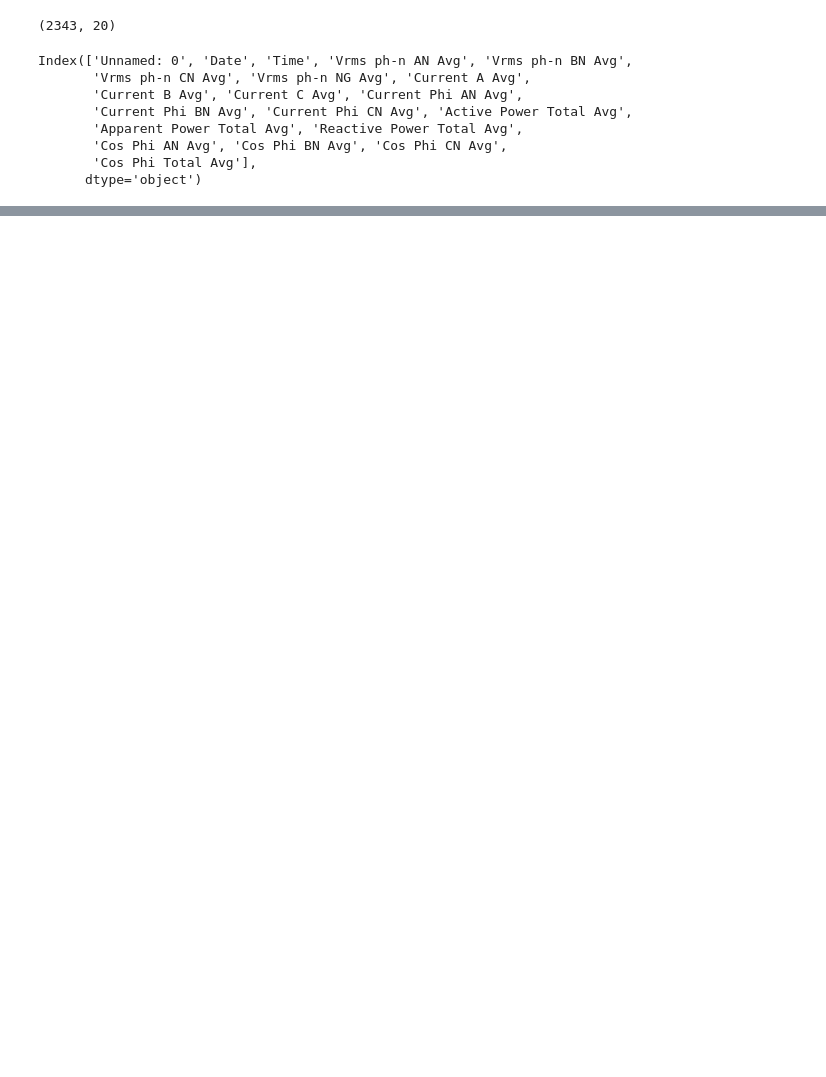
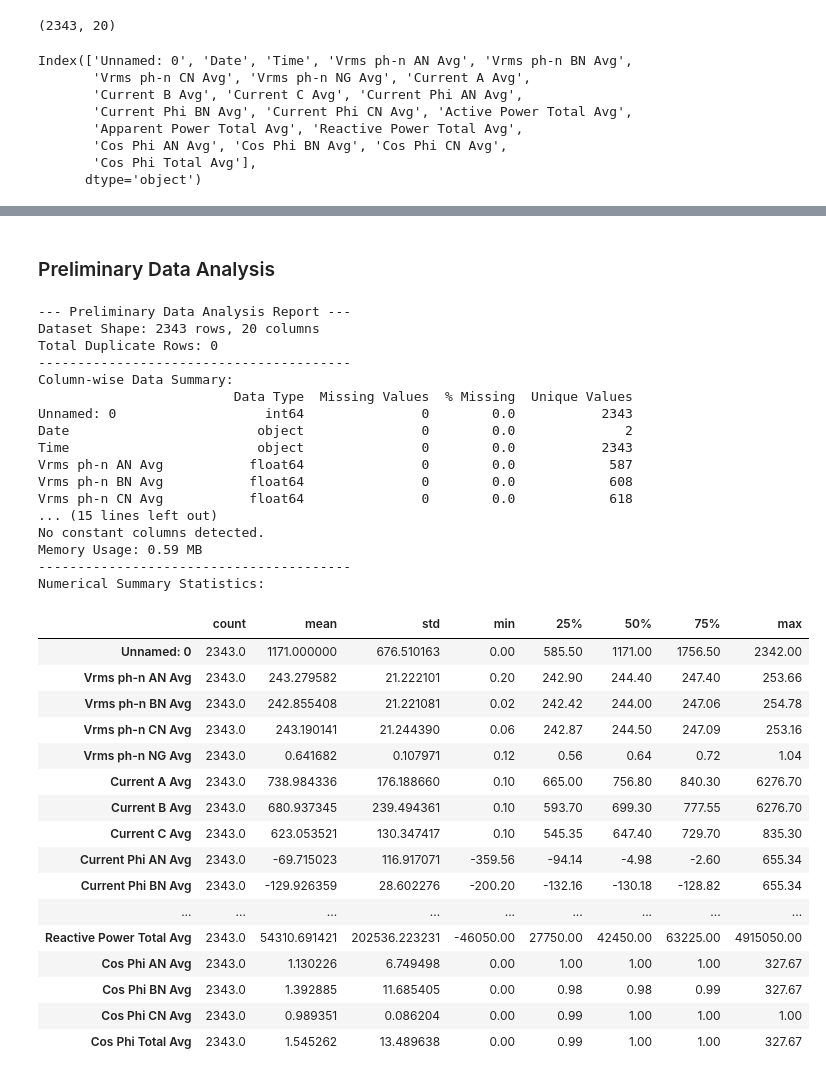
Before and after one commit to RoyalDhee/ML_Projects, a Jupyter notebook: power_quality_meter.ipynb, the cells around one changed output, grey strips where cells are left out. Saved outputs shown, nothing was run; the diff lists cells and outputs as text; code cells hidden in the pictures; blank space fills up the shorter version.

```diff
--- a/power_quality_meter.ipynb
+++ b/power_quality_meter.ipynb
@@ -56,0 +72,2 @@ Index(['Unnamed: 0', 'Date', 'Time', 'Vrms ph-n AN Avg', 'Vrms ph-n BN Avg',
+# %% [markdown]
+### Preliminary Data Analysis
@@ -56,0 +119,37 @@ Index(['Unnamed: 0', 'Date', 'Time', 'Vrms ph-n AN Avg', 'Vrms ph-n BN Avg',
+# %%
+preliminary_eda(df)
+# %% [output]
+--- Preliminary Data Analysis Report ---
+Dataset Shape: 2343 rows, 20 columns
+Total Duplicate Rows: 0
+----------------------------------------
+Column-wise Data Summary:
+                         Data Type  Missing Values  % Missing  Unique Values
+Unnamed: 0                   int64               0        0.0           2343
+Date                        object               0        0.0              2
+Time                        object               0        0.0           2343
+Vrms ph-n AN Avg           float64               0        0.0            587
+Vrms ph-n BN Avg           float64               0        0.0            608
+Vrms ph-n CN Avg           float64               0        0.0            618
+... (15 lines left out)
+No constant columns detected.
+Memory Usage: 0.59 MB
+----------------------------------------
+Numerical Summary Statistics:
+|  | count | mean | std | min | 25% | 50% | 75% | max |
+| Unnamed: 0 | 2343.0 | 1171.000000 | 676.510163 | 0.00 | 585.50 | 1171.00 | 1756.50 | 2342.00 |
+| Vrms ph-n AN Avg | 2343.0 | 243.279582 | 21.222101 | 0.20 | 242.90 | 244.40 | 247.40 | 253.66 |
+| Vrms ph-n BN Avg | 2343.0 | 242.855408 | 21.221081 | 0.02 | 242.42 | 244.00 | 247.06 | 254.78 |
+| Vrms ph-n CN Avg | 2343.0 | 243.190141 | 21.244390 | 0.06 | 242.87 | 244.50 | 247.09 | 253.16 |
+| Vrms ph-n NG Avg | 2343.0 | 0.641682 | 0.107971 | 0.12 | 0.56 | 0.64 | 0.72 | 1.04 |
+| Current A Avg | 2343.0 | 738.984336 | 176.188660 | 0.10 | 665.00 | 756.80 | 840.30 | 6276.70 |
+| Current B Avg | 2343.0 | 680.937345 | 239.494361 | 0.10 | 593.70 | 699.30 | 777.55 | 6276.70 |
+| Current C Avg | 2343.0 | 623.053521 | 130.347417 | 0.10 | 545.35 | 647.40 | 729.70 | 835.30 |
+| Current Phi AN Avg | 2343.0 | -69.715023 | 116.917071 | -359.56 | -94.14 | -4.98 | -2.60 | 655.34 |
+| Current Phi BN Avg | 2343.0 | -129.926359 | 28.602276 | -200.20 | -132.16 | -130.18 | -128.82 | 655.34 |
+| ... | ... | ... | ... | ... | ... | ... | ... | ... |
+| Reactive Power Total Avg | 2343.0 | 54310.691421 | 202536.223231 | -46050.00 | 27750.00 | 42450.00 | 63225.00 | 4915050.00 |
+| Cos Phi AN Avg | 2343.0 | 1.130226 | 6.749498 | 0.00 | 1.00 | 1.00 | 1.00 | 327.67 |
+| Cos Phi BN Avg | 2343.0 | 1.392885 | 11.685405 | 0.00 | 0.98 | 0.98 | 0.99 | 327.67 |
+| Cos Phi CN Avg | 2343.0 | 0.989351 | 0.086204 | 0.00 | 0.99 | 1.00 | 1.00 | 1.00 |
+| Cos Phi Total Avg | 2343.0 | 1.545262 | 13.489638 | 0.00 | 0.99 | 1.00 | 1.00 | 327.67 |
```
Also changed, not shown: parts of 13 cells of this notebook.
